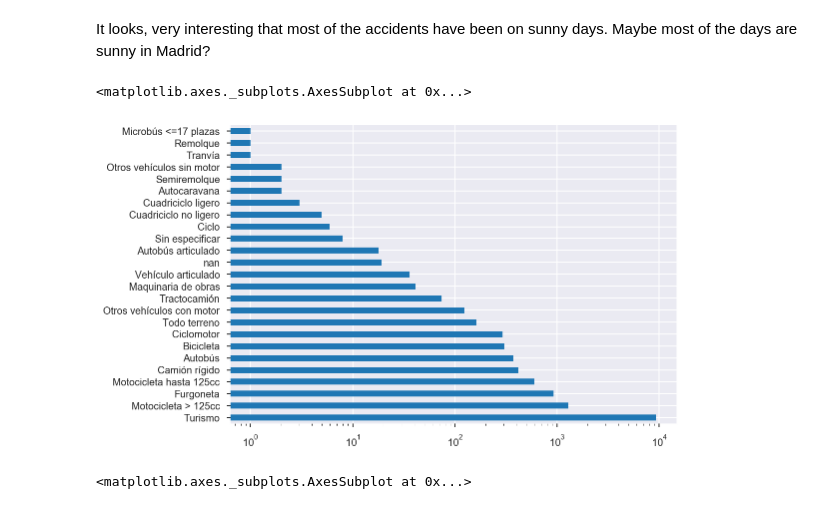
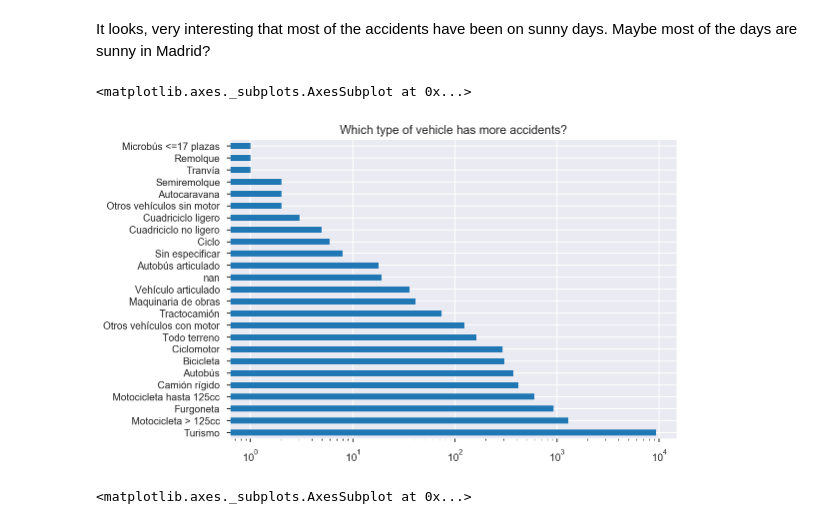
Before and after one commit to pablorodriper/madrid-open-data, a Jupyter notebook: traffic_accidents.ipynb, the cells around one changed output. Saved outputs shown, nothing was run; the diff lists cells and outputs as text; code cells hidden in the pictures.

```diff
--- a/traffic_accidents.ipynb
+++ b/traffic_accidents.ipynb
@@ -127,9 +129,9 @@ It looks, very interesting that most of the accidents have been on sunny days. M
 # %%
 # ToDo: Calculate the number of sunny days in this data
 # %%
-df_reduced['TIPO VEHÍCULO'].value_counts(dropna=False).plot.barh(logx=True, title="Which type of vehicle have been involved?")
+df_reduced['TIPO VEHÍCULO'].value_counts(dropna=False).plot.barh(logx=True, title="Which type of vehicle has more accidents?")
 # %% [output]
 <matplotlib.axes._subplots.AxesSubplot at 0x...>
-[figure, old version]
+[figure, new version]
 # %%
 df['RANGO DE EDAD'].value_counts(dropna=False).plot.barh()
```
Also changed, not shown: parts of 6 cells of this notebook.
